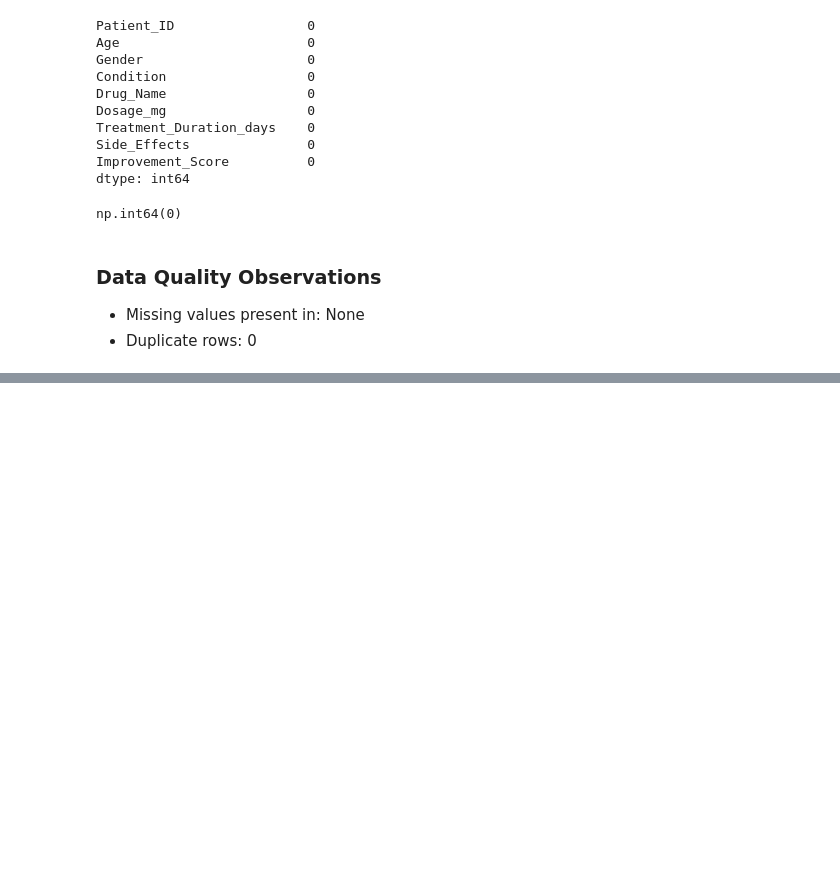
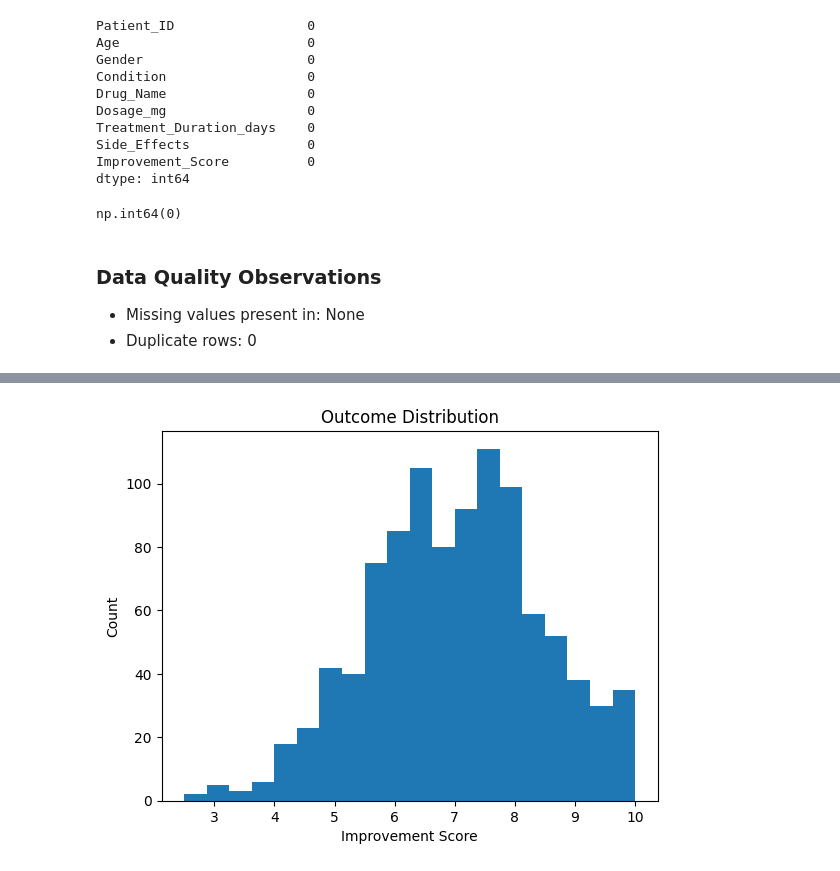
Before and after one commit to madesh405/Drug_Data_Analysis, a Jupyter notebook: notebook/data_understanding_and_EDA.ipynb, the cells around one changed output, grey strips where cells are left out. Saved outputs shown, nothing was run; the diff lists cells and outputs as text; code cells hidden in the pictures; blank space fills up the shorter version.

```diff
--- a/notebook/data_understanding_and_EDA.ipynb
+++ b/notebook/data_understanding_and_EDA.ipynb
@@ -68,0 +77,8 @@ np.int64(0)
+# %%
+plt.hist(df['Improvement_Score'],bins=20)
+plt.xlabel("Improvement Score")
+plt.ylabel("Count")
+plt.title("Outcome Distribution")
+plt.show()
+# %% [output]
+[figure, added]
```
Also changed, not shown: parts of 4 cells of this notebook.
